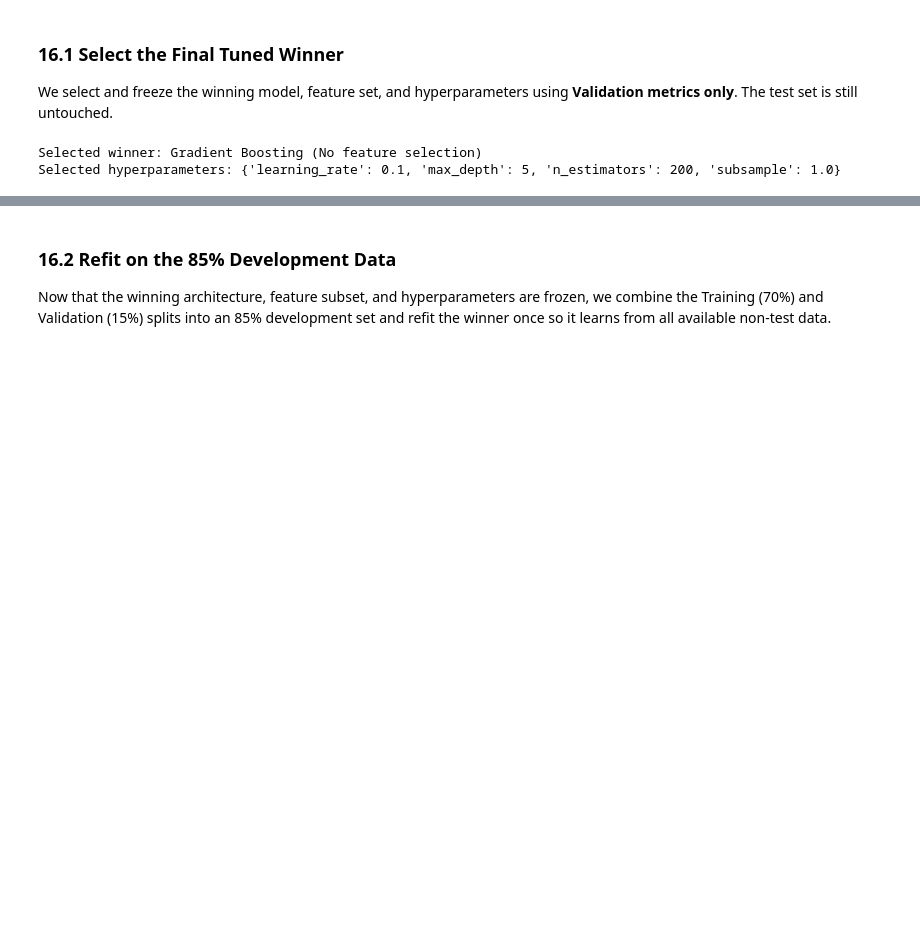
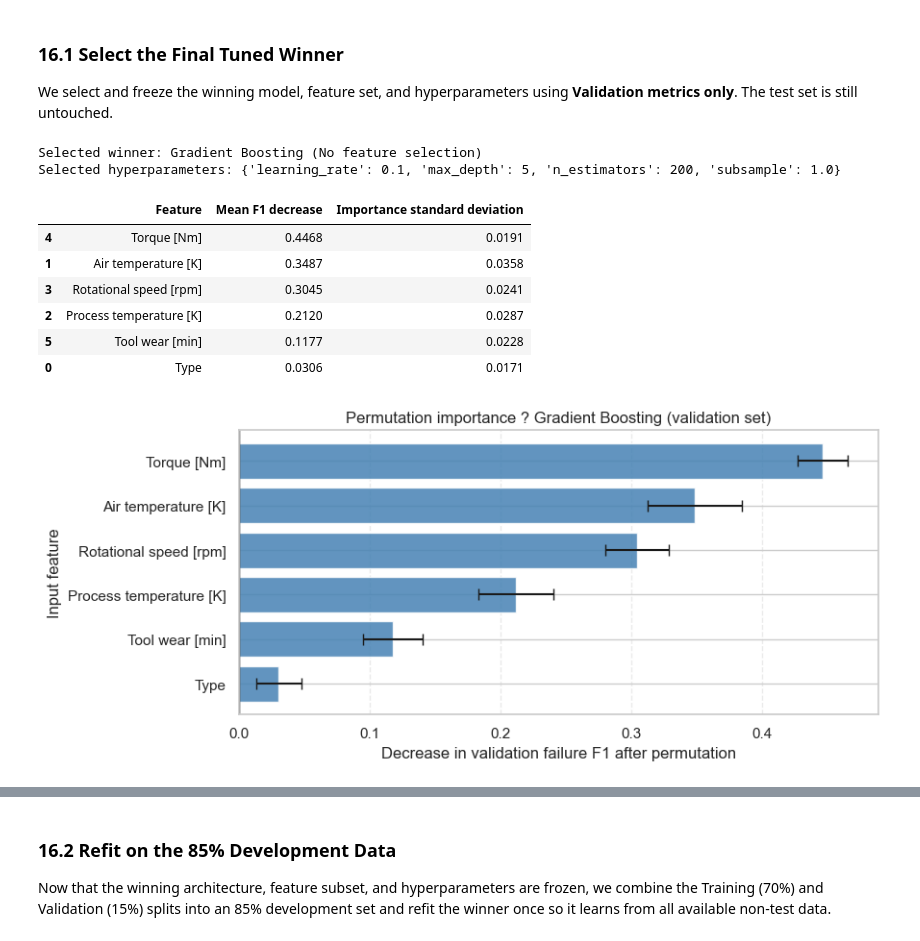
Before and after one commit to sotheasokea/machine_failure_classification, a Jupyter notebook: Predictive_Maintenance_Version 2_Res.ipynb, the cells around one changed output, grey strips where cells are left out. Cells and saved outputs as stored; diff of their text form; code cells hidden in the pictures; blank space fills up the shorter version.

Commit message:
Winning-model feature importance plot

```diff
--- a/Predictive_Maintenance_Version 2_Res.ipynb
+++ b/Predictive_Maintenance_Version 2_Res.ipynb
@@ -1661,3 +1663,52 @@ print("Selected hyperparameters:", final_result["Best parameters"])
 # %% [output]
 Selected winner: Gradient Boosting (No feature selection)
 Selected hyperparameters: {'learning_rate': 0.1, 'max_depth': 5, 'n_estimators': 200, 'subsample': 1.0}
+# %%
+from sklearn.inspection import permutation_importance
+
+# Estimate feature importance for the selected tuned model using validation data.
+# This is descriptive only; do not use it to revise the already-selected model.
+importance_result = permutation_importance(
+    final_result["Search"].best_estimator_,
+    x_val[final_result["Input features"]],
+    y_val,
+    scoring="f1",
+    n_repeats=30,
+    random_state=RANDOM_STATE,
+    n_jobs=-1,
+)
+
+importance_table = pd.DataFrame({
+    "Feature": final_result["Input features"],
+    "Mean F1 decrease": importance_result.importances_mean,
+    "Importance standard deviation": importance_result.importances_std,
+}).sort_values("Mean F1 decrease", ascending=True)
+
+display(importance_table.sort_values("Mean F1 decrease", ascending=False).round(4))
+
+fig, ax = plt.subplots(figsize=(9, max(4, 0.55 * len(importance_table))))
+ax.barh(
+    importance_table["Feature"],
+    importance_table["Mean F1 decrease"],
+    xerr=importance_table["Importance standard deviation"],
+    color="steelblue",
+    alpha=0.85,
+    capsize=4,
+)
+ax.axvline(0, color="black", linewidth=1)
+ax.set_xlabel("Decrease in validation failure F1 after permutation")
+ax.set_ylabel("Input feature")
+ax.set_title(f"Permutation importance ? {final_result['Model']} (validation set)")
+ax.grid(axis="x", linestyle="--", alpha=0.4)
+ax.set_axisbelow(True)
+plt.tight_layout()
+plt.show()
+# %% [output]
+|  | Feature | Mean F1 decrease | Importance standard deviation |
+| 4 | Torque [Nm] | 0.4468 | 0.0191 |
+| 1 | Air temperature [K] | 0.3487 | 0.0358 |
+| 3 | Rotational speed [rpm] | 0.3045 | 0.0241 |
+| 2 | Process temperature [K] | 0.2120 | 0.0287 |
+| 5 | Tool wear [min] | 0.1177 | 0.0228 |
+| 0 | Type | 0.0306 | 0.0171 |
+[figure, added]
```
Also changed, not shown: parts of 2 cells of this notebook.
